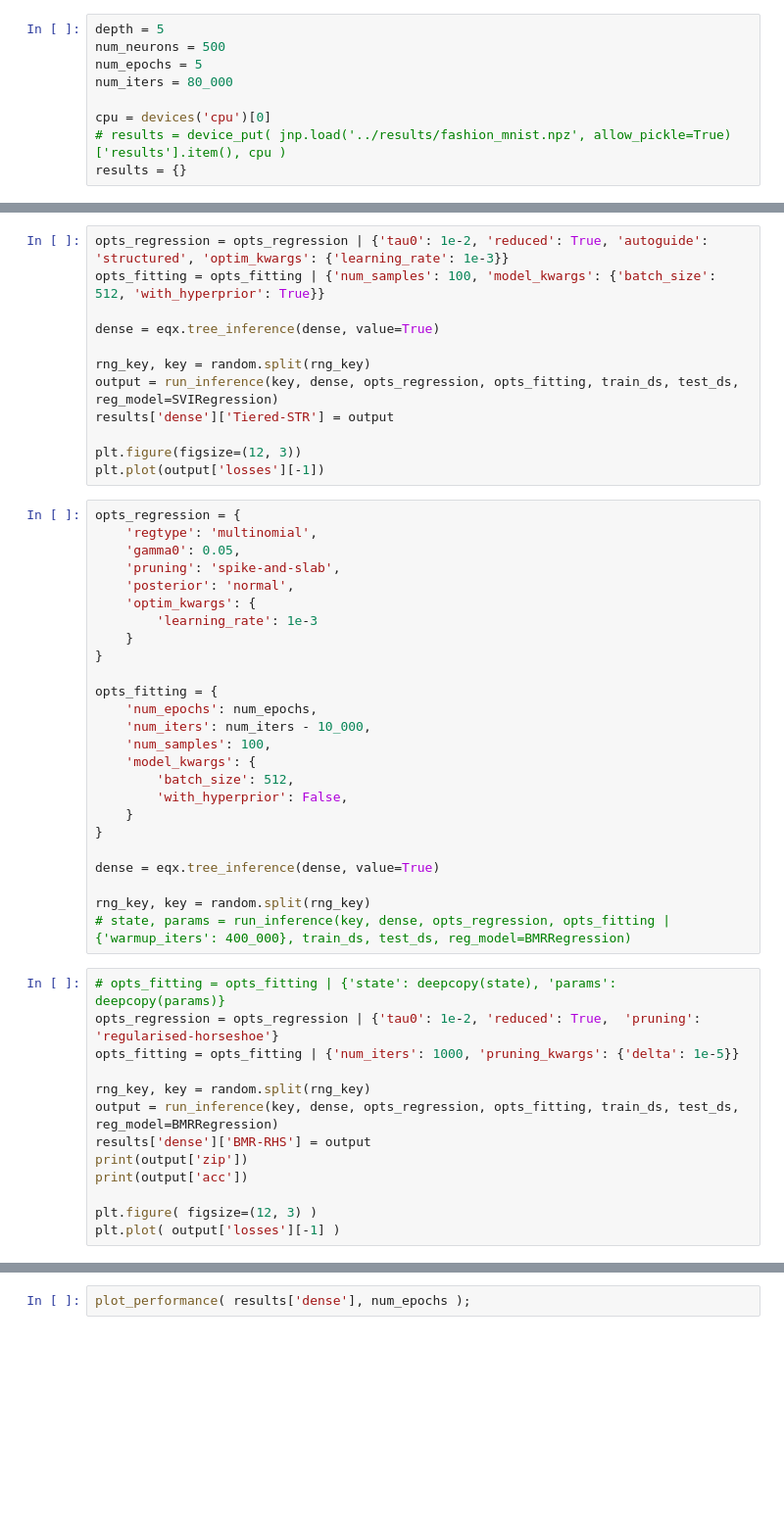
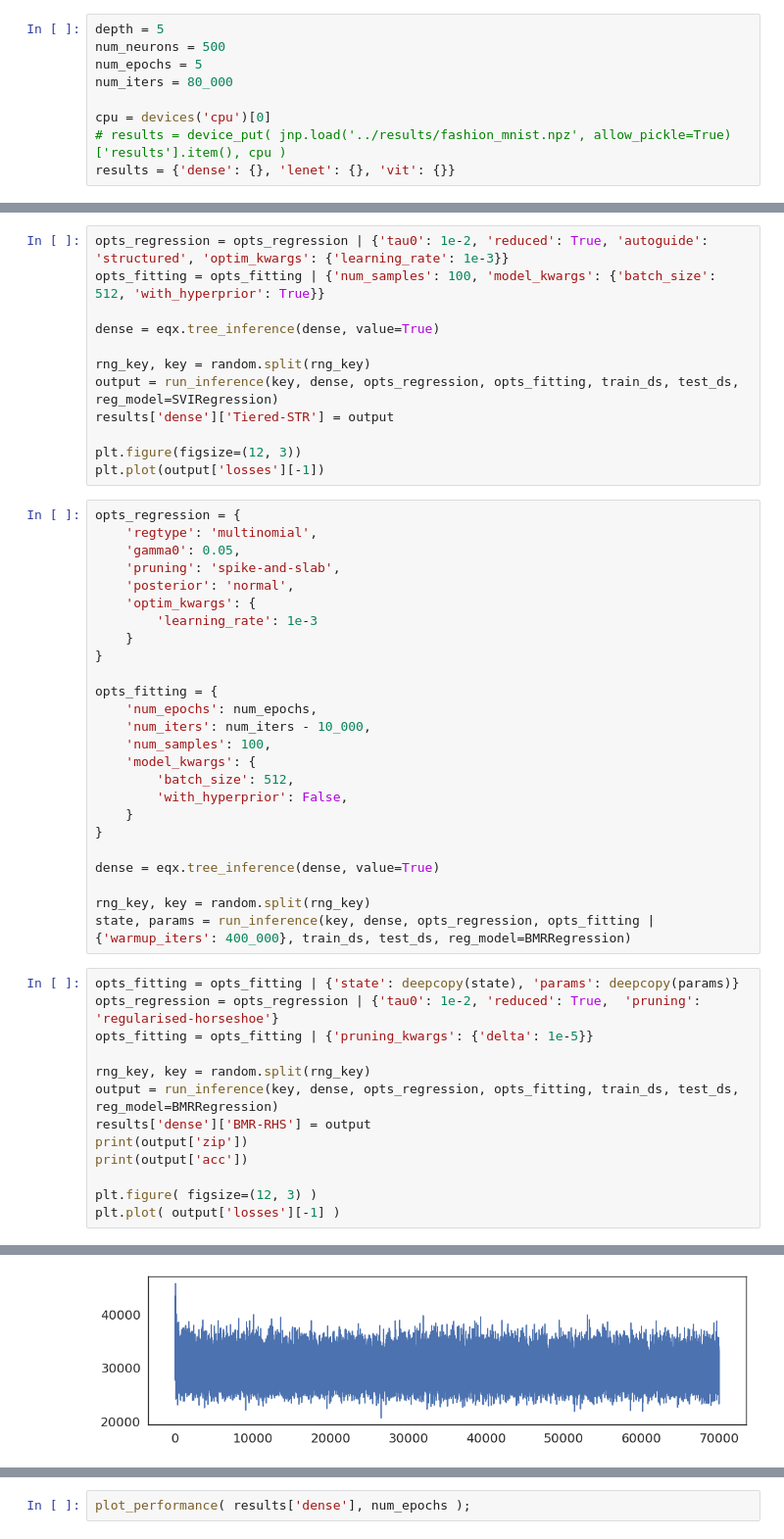
Before and after one commit to dimarkov/bmr4pml, a Jupyter notebook: notebooks/image_classification_comparison.ipynb, the cells around one changed output, grey strips where cells are left out. Shown at 98% size. Cells and saved outputs as stored; diff of their text form; blank space fills up the shorter version.

Commit message:
updated nn models

```diff
--- a/notebooks/image_classification_comparison.ipynb
+++ b/notebooks/image_classification_comparison.ipynb
@@ -99,7 +104,7 @@ num_iters = 80_000
 
 cpu = devices('cpu')[0]
 # results = device_put( jnp.load('../results/fashion_mnist.npz', allow_pickle=True)['results'].item(), cpu )
-results = {}
+results = {'dense': {}, 'lenet': {}, 'vit': {}}
 # %%
 opts_regression = {
     'regtype': 'multinomial',
@@ -210,11 +215,11 @@ opts_fitting = {
 dense = eqx.tree_inference(dense, value=True)
 
 rng_key, key = random.split(rng_key)
-# state, params = run_inference(key, dense, opts_regression, opts_fitting | {'warmup_iters': 400_000}, train_ds, test_ds, reg_model=BMRRegression)
+state, params = run_inference(key, dense, opts_regression, opts_fitting | {'warmup_iters': 400_000}, train_ds, test_ds, reg_model=BMRRegression)
 # %%
-# opts_fitting = opts_fitting | {'state': deepcopy(state), 'params': deepcopy(params)}
+opts_fitting = opts_fitting | {'state': deepcopy(state), 'params': deepcopy(params)}
 opts_regression = opts_regression | {'tau0': 1e-2, 'reduced': True,  'pruning': 'regularised-horseshoe'}
-opts_fitting = opts_fitting | {'num_iters': 1000, 'pruning_kwargs': {'delta': 1e-5}}
+opts_fitting = opts_fitting | {'pruning_kwargs': {'delta': 1e-5}}
 
 rng_key, key = random.split(rng_key)
 output = run_inference(key, dense, opts_regression, opts_fitting, train_ds, test_ds, reg_model=BMRRegression)
@@ -224,3 +229,4 @@ print(output['acc'])
 
 plt.figure( figsize=(12, 3) )
 plt.plot( output['losses'][-1] )
+# %% [output]
@@ -227,3 +236,4 @@ plt.plot( output['losses'][-1] )
+[figure, added]
 # %%
 opts_fitting = opts_fitting | {'state': deepcopy(state), 'params': deepcopy(params)}
 opts_regression = opts_regression | {'pruning': 'spike-and-slab'}
```
Also changed, not shown: parts of 20 cells of this notebook, 7 other files.
